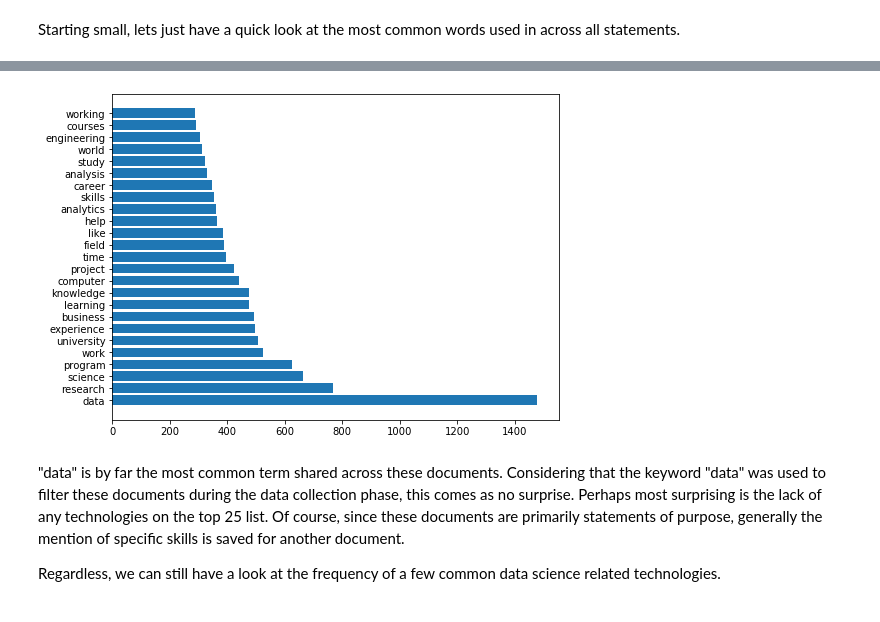
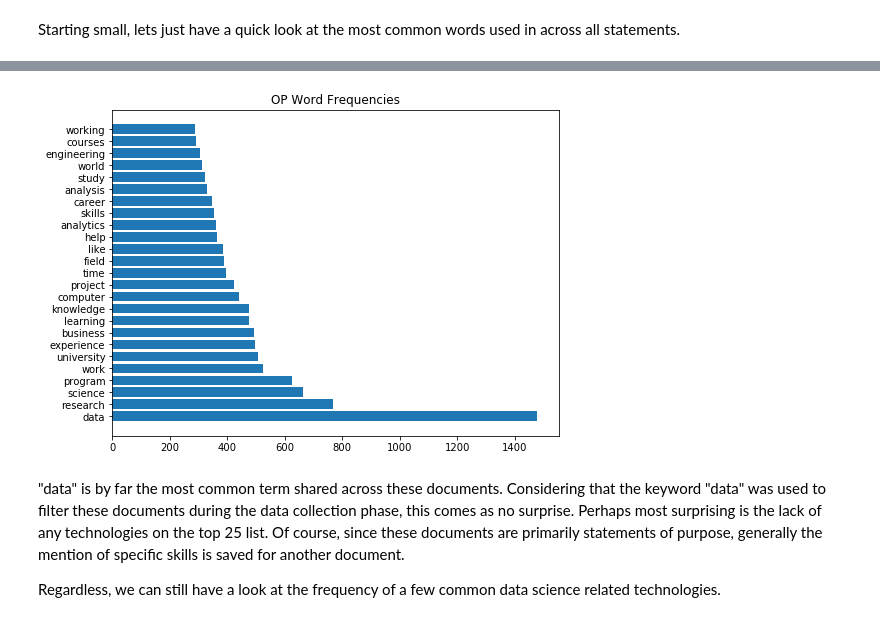
Before and after one commit to Rypo/grad-statement-analysis, a Jupyter notebook: prelim_analysis.ipynb, the cells around one changed output, grey strips where cells are left out. Cells and saved outputs as stored; diff of their text form; code cells hidden in the pictures.

```diff
--- a/prelim_analysis.ipynb
+++ b/prelim_analysis.ipynb
@@ -191,6 +191,18 @@ def quick_sentiment(strdoc, show=False):
 # add an extension that returns a lowercase list of tokens with stop words + non-alpha removed
 Doc.set_extension("ctx_words", getter=lambda doc: [tok.lower_ for tok in doc if tok.is_alpha and not tok.is_stop])
 Doc.set_extension("frescore_", getter=flesch_score) # add an extension for flesch_score
+# %%
+# take all spacy stopwords and overlap from gensim's and nltk's
+stopwords_lg = nlp.Defaults.stop_words | (gensim.parsing.preprocessing.STOPWORDS & set(stopwords.words('english')))
+
+# Old Google stopwords list from the 2000's. From: https://www.ranks.nl/stopwords
+# plus a few custom add-ins
+stopwords_sm = set(
+    ['i','a','about','an','are','as','at','be','by','for',
+     'from','how','in','is','it','of','on','or','that','the','this',
+     'to','was','what','when','where','who','will','with'] # -com, -www
+    + ['and','your','essay','have','so','my']
+    + list(string.punctuation))
 # %% [markdown]
 ## Data
 # %%
@@ -211,3 +223,6 @@ See: `preprocessing.ipynb`
 Have a look at some basic statistics
 # %% [markdown]
 Starting small, lets just have a quick look at the most common words used in across all statements.
+# %%
+df_data_A = pd.read_pickle(r'proc_data/data_all_df_text_sm.pkl')
+df_data_A.head()
@@ -214,9 +236,16 @@ Starting small, lets just have a quick look at the most common words used in acr
+# %%
+df_origpost = df_data_A[df_data_A.seqnum == 0]
+df_responce = df_data_A[df_data_A.seqnum > 0]
+# %%
+def filter_words(toklist, stopwords=stopwords_lg):
+    return [w for w in toklist if w.isalnum() and w not in stopwords]
 # %%
-sop_wordcount = Counter(flatten([*df_origpost.tokens.apply(lambda x: [w for w in x._.ctx_words])]))
+sop_wordcount = Counter(flatten([*df_origpost.tokens.apply(filter_words)]))
 fig, ax = plt.subplots(figsize=(8,6))
-ax.barh(*list(zip(*sop_wordcount.most_common()[:25])));
+ax.barh(*list(zip(*sop_wordcount.most_common(25))))
+ax.set_title('OP Word Frequencies');
 # %% [output]
-[figure, old version]
+[figure, new version]
 # %% [markdown]
 "data" is by far the most common term shared across these documents. Considering that the keyword "data" was used to filter these documents during the data collection phase, this comes as no surprise. Perhaps most surprising is the lack of any technologies on the top 25 list. Of course, since these documents are primarily statements of purpose, generally the mention of specific skills is saved for another document.
 
```
Also changed, not shown: parts of 21 cells of this notebook.
